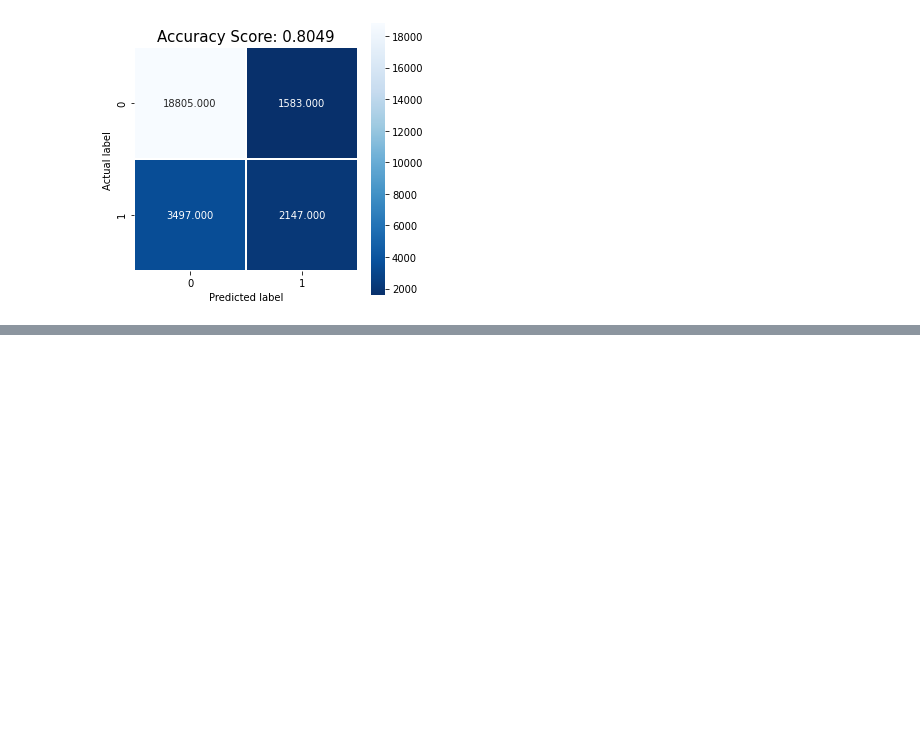
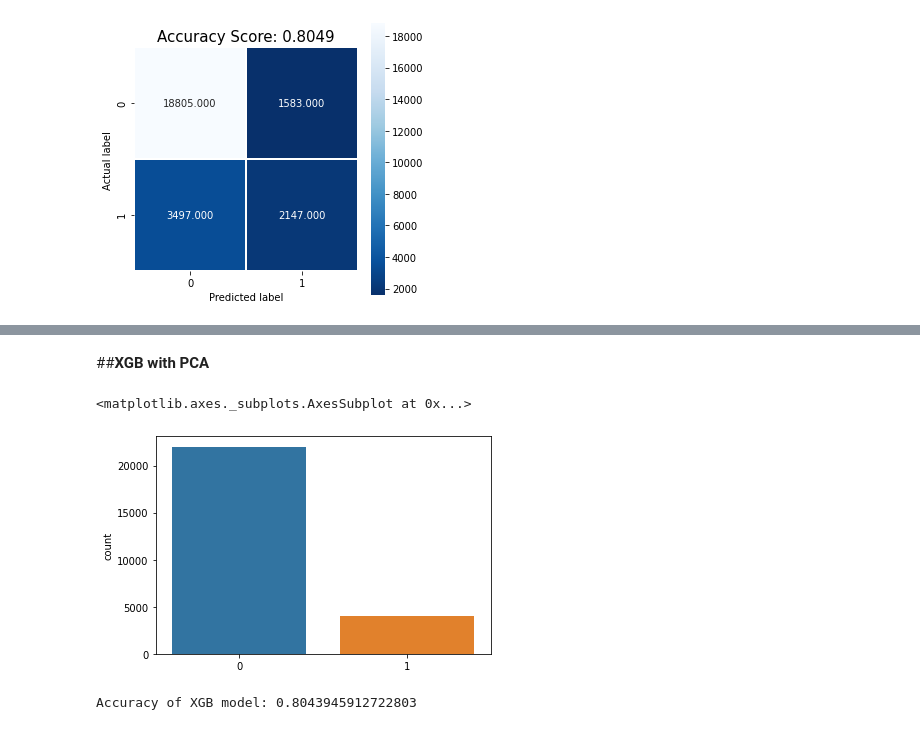
Before and after one commit to bvchand/Diabetes-detection-in-ICU-patients, a Jupyter notebook: diabetes_models_on_important_features.ipynb, the cells around one changed output, grey strips where cells are left out. Saved outputs shown, nothing was run; the diff lists cells and outputs as text; code cells hidden in the pictures; blank space fills up the shorter version.

```diff
--- a/diabetes_models_on_important_features.ipynb
+++ b/diabetes_models_on_important_features.ipynb
@@ -542,0 +599,17 @@ plt.title(all_sample_title, size = 15);
+# %% [markdown]
+##**XGB with PCA**
+# %%
+xg_cl = xgb.XGBClassifier(learning_rate = 0.1,max_depth = 5, alpha = 10, n_estimators = 100)
+xg_cl.fit(pca_97per_train_scaled,train_y)
+preds = xg_cl.predict(pca_97per_test_scaled)
+# %%
+sns.countplot(preds)
+# %% [output]
+<matplotlib.axes._subplots.AxesSubplot at 0x...>
+[figure, added]
+# %%
+from sklearn import metrics
+xgb_accuracy = metrics.accuracy_score(test_y, preds)
+print("Accuracy of XGB model:",xgb_accuracy)
+# %% [output]
+Accuracy of XGB model: 0.8043945912722803
```
Also changed, not shown: parts of 12 cells of this notebook.
